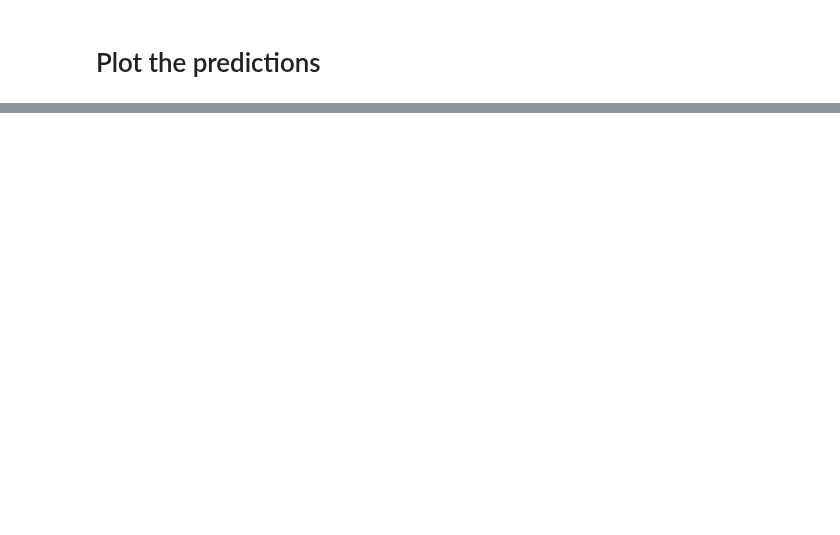
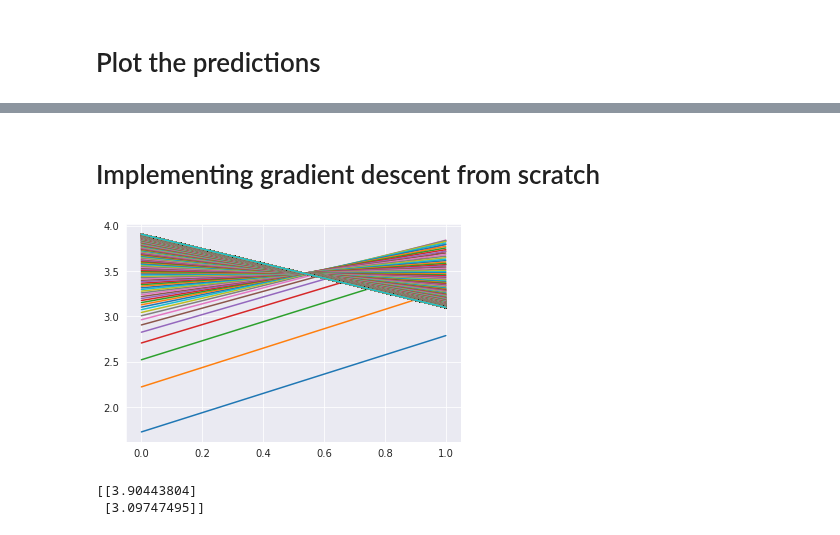
Before and after one commit to silvererudite/30-for-30-ml-projects, a Jupyter notebook: supervised/lin_reg_from_scratch.ipynb, the cells around one changed output, grey strips where cells are left out. Saved outputs shown, nothing was run; the diff lists cells and outputs as text; code cells hidden in the pictures; blank space fills up the shorter version.

Commit message:
Day 29: Adding gradient Descent from scratch

```diff
--- a/supervised/lin_reg_from_scratch.ipynb
+++ b/supervised/lin_reg_from_scratch.ipynb
@@ -39,0 +38,20 @@ plt.show()
+# %% [markdown]
+# Implementing gradient descent from scratch
+# %%
+eta = 0.1
+num_iter = 1000
+m = 100
+# random initialization of weights
+theta = np.random.randn(2,1)
+for iter in range(num_iter):
+  gradients = 2/m * X_b.T.dot(X_b.dot(theta) - y) # cost function gradient vector
+  theta = theta - eta * gradients # going in the opposite direction of gradient vector
+  plt.plot(theta)
+#print(theta)
+# %% [output]
+[figure, added]
+# %%
+print(theta)
+# %% [output]
+[[3.90443804]
+ [3.09747495]]
```
Also changed, not shown: parts of 4 cells of this notebook.
